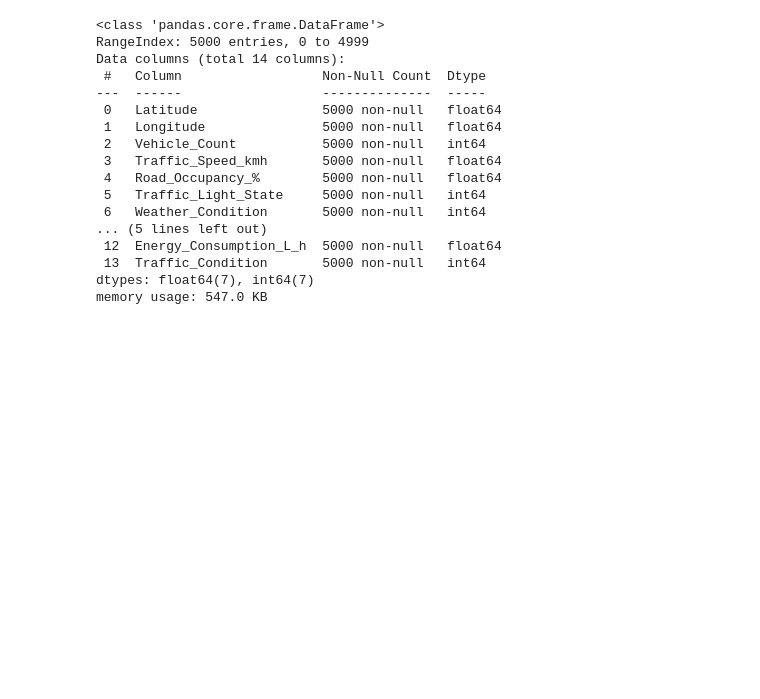
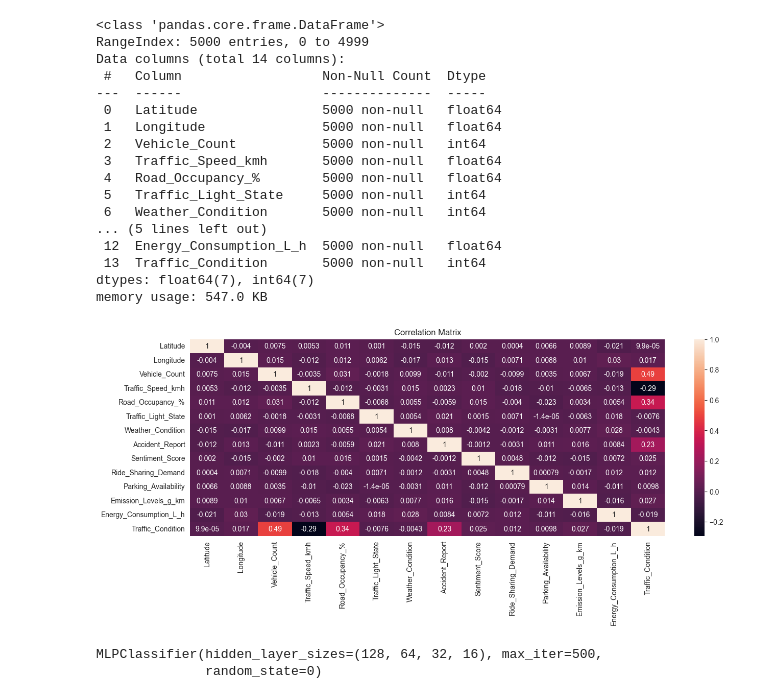
Before and after one commit to lcasel/COSC-4368-Project, a Jupyter notebook: traffic_project.ipynb, the cells around one changed output. Cells and saved outputs as stored; diff of their text form; code cells hidden in the pictures; blank space fills up the shorter version.

```diff
--- a/traffic_project.ipynb
+++ b/traffic_project.ipynb
@@ -98,0 +102,10 @@ memory usage: 547.0 KB
+# %%
+from matplotlib import rcParams
+rcParams['figure.figsize'] = 15, 5
+sns.set_style('darkgrid')
+# %%
+sns.heatmap(df_f.corr(), annot=True)
+plt.title('Correlation Matrix')
+plt.show()
+# %% [output]
+[figure, added]
@@ -98,0 +135,14 @@ memory usage: 547.0 KB
+# %%
+from sklearn.neural_network import MLPClassifier
+
+mlp = MLPClassifier(
+    hidden_layer_sizes=(128,64,32,16),
+    max_iter=500,
+    activation='relu',
+    random_state=0
+)
+
+mlp.fit(X_train, y_train)
+# %% [output]
+MLPClassifier(hidden_layer_sizes=(128, 64, 32, 16), max_iter=500,
+              random_state=0)
```
Also changed, not shown: parts of 6 cells of this notebook.
